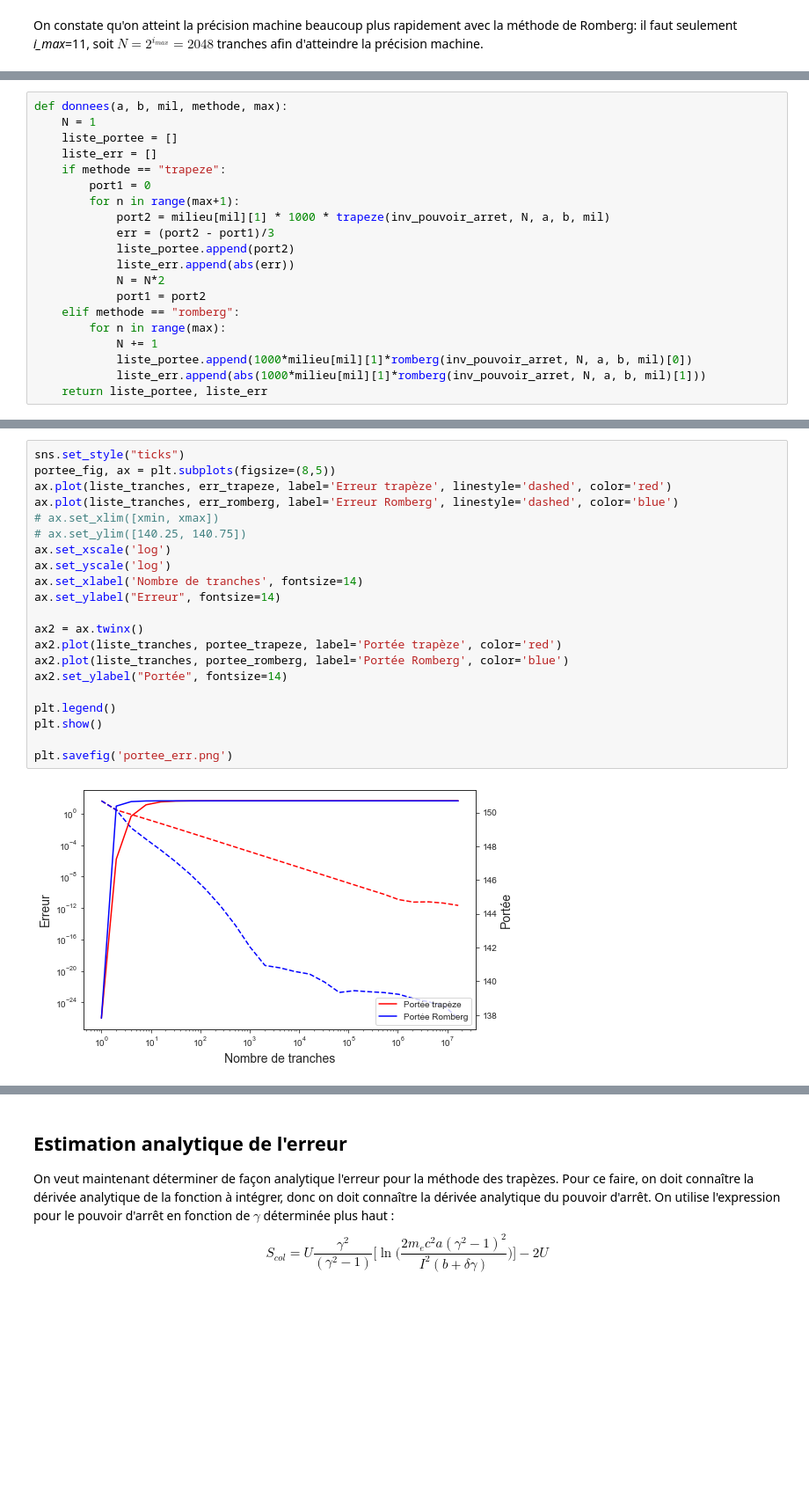
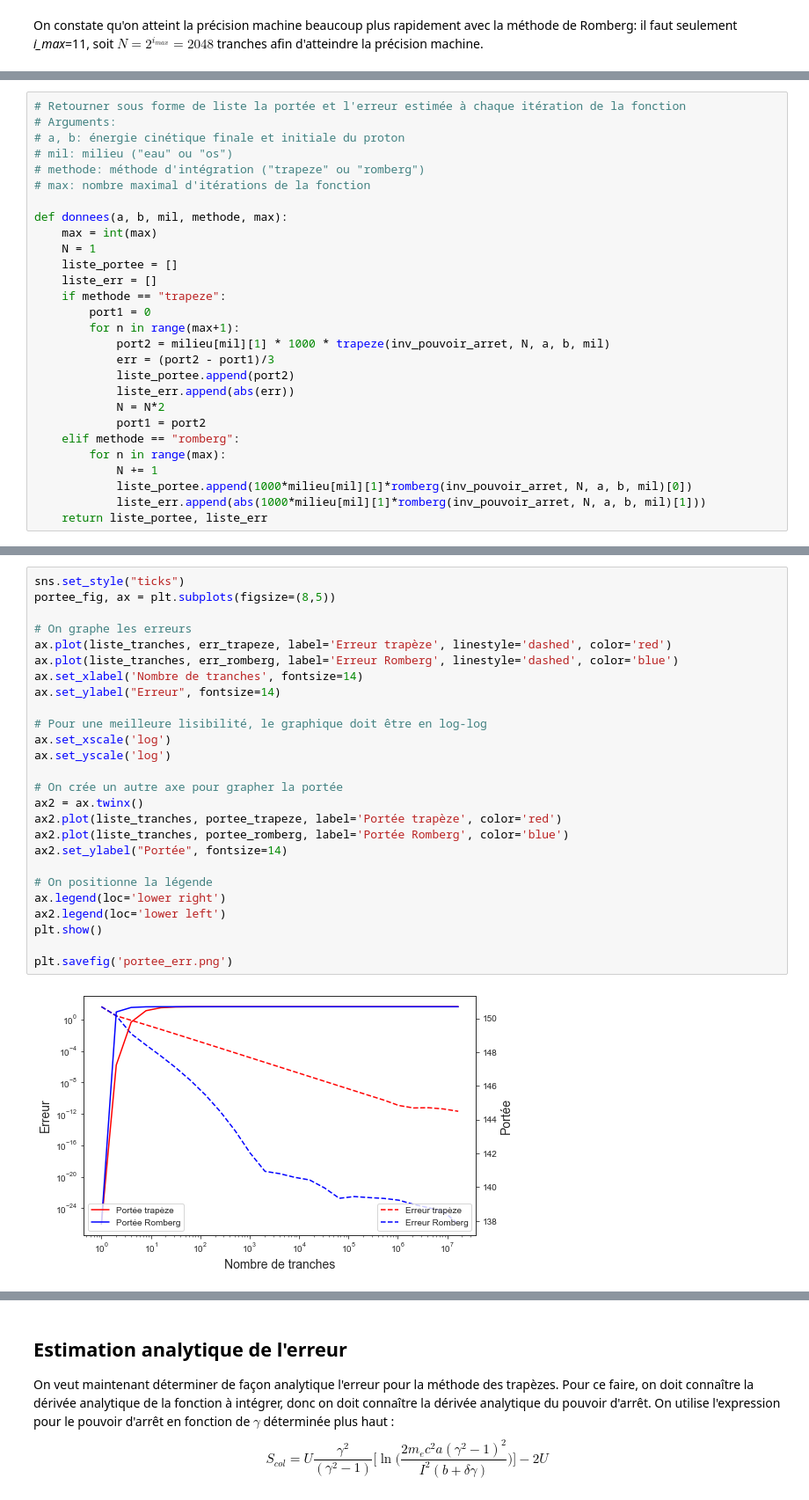
Before and after one commit to Jordan-Charest/PhysNum, a Jupyter notebook: TP1.ipynb, the cells around one changed output, grey strips where cells are left out. Shown: that part at 88% size. Cells and saved outputs as stored; diff of their text form; blank space fills up the shorter version.

```diff
--- a/TP1.ipynb
+++ b/TP1.ipynb
@@ -362,5 +345,13 @@ On peut grapher la portée et l'erreur estimée en fonction du nombre de tranche
 # %%
+# Retourner sous forme de liste la portée et l'erreur estimée à chaque itération de la fonction
+# Arguments:
+# a, b: énergie cinétique finale et initiale du proton
+# mil: milieu ("eau" ou "os")
+# methode: méthode d'intégration ("trapeze" ou "romberg")
+# max: nombre maximal d'itérations de la fonction
+
 def donnees(a, b, mil, methode, max):
+    max = int(max)
     N = 1
     liste_portee = []
     liste_err = []
@@ -399,26 +387,31 @@ liste_tranches = [2**n for n in range(max+1)]
 # %%
 sns.set_style("ticks")
 portee_fig, ax = plt.subplots(figsize=(8,5))
+
+# On graphe les erreurs
 ax.plot(liste_tranches, err_trapeze, label='Erreur trapèze', linestyle='dashed', color='red')
 ax.plot(liste_tranches, err_romberg, label='Erreur Romberg', linestyle='dashed', color='blue')
-# ax.set_xlim([xmin, xmax])
-# ax.set_ylim([140.25, 140.75])
-ax.set_xscale('log')
-ax.set_yscale('log')
 ax.set_xlabel('Nombre de tranches', fontsize=14)
 ax.set_ylabel("Erreur", fontsize=14)
 
+# Pour une meilleure lisibilité, le graphique doit être en log-log
+ax.set_xscale('log')
+ax.set_yscale('log')
+
+# On crée un autre axe pour grapher la portée
 ax2 = ax.twinx()
 ax2.plot(liste_tranches, portee_trapeze, label='Portée trapèze', color='red')
 ax2.plot(liste_tranches, portee_romberg, label='Portée Romberg', color='blue')
 ax2.set_ylabel("Portée", fontsize=14)
 
-plt.legend()
+# On positionne la légende
+ax.legend(loc='lower right')
+ax2.legend(loc='lower left')
 plt.show()
 
 plt.savefig('portee_err.png')
 # %% [output]
-[figure, old version]
+[figure, new version]
 <Figure size 432x288 with 0 Axes>
 # %% [markdown]
 ## Estimation analytique de l'erreur
```
Also changed, not shown: parts of 20 cells of this notebook.
